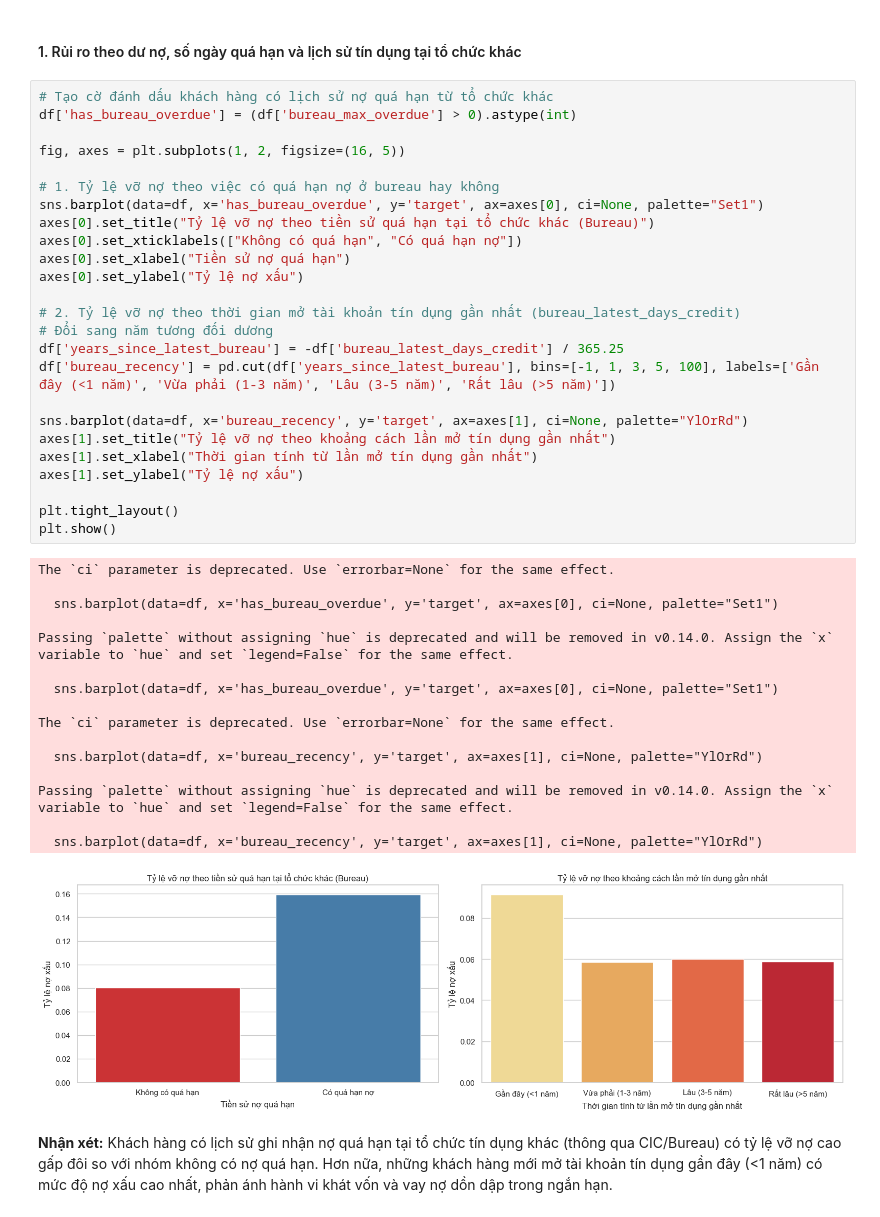
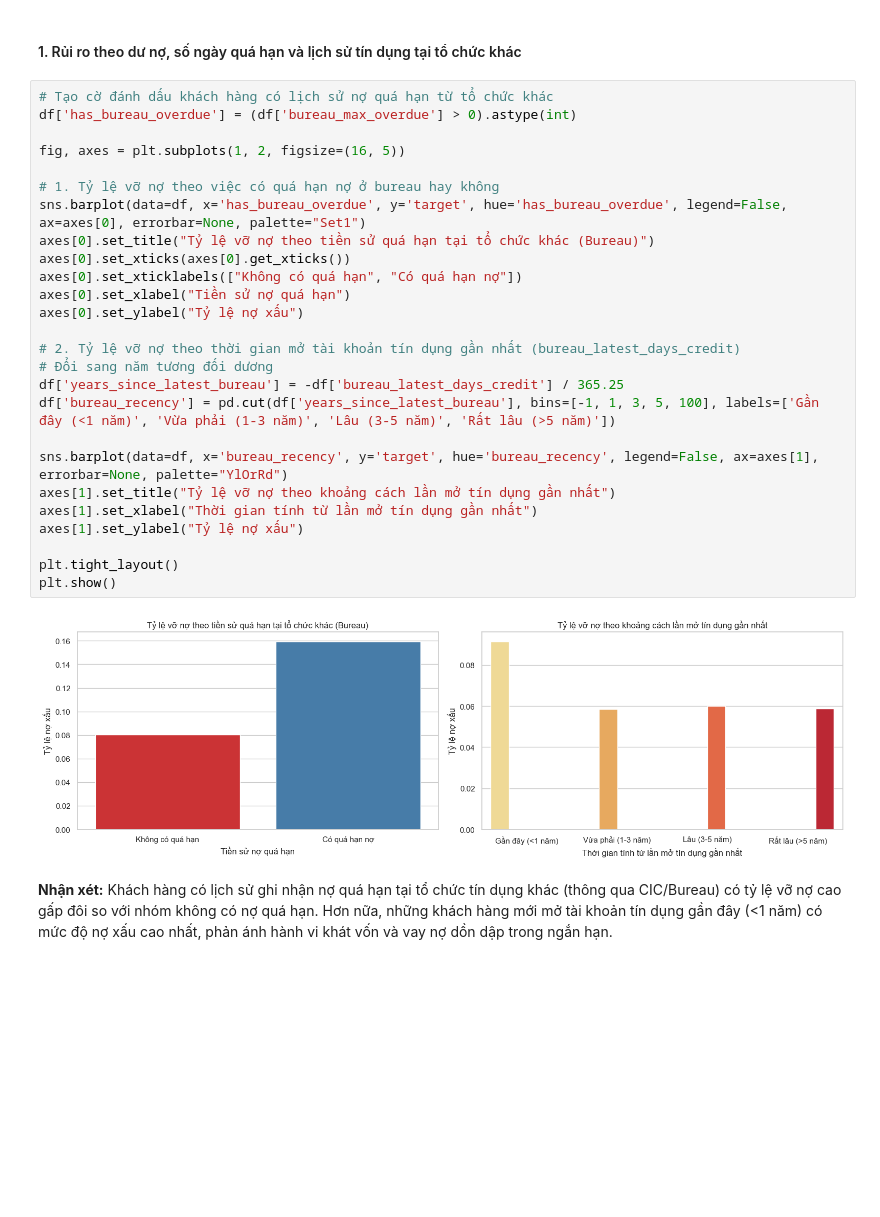
Before and after one commit to thanhhung9720001-collab/credit-risk-classifier, a Jupyter notebook: notebooks/04_eda_visualization.ipynb, the cells around one changed output. Drawn from its saved outputs; the diff is of its cells as text; blank space fills up the shorter version.

```diff
--- a/notebooks/04_eda_visualization.ipynb
+++ b/notebooks/04_eda_visualization.ipynb
@@ -511,45 +446,31 @@ Passing `palette` without assigning `hue` is deprecated and will be removed in v
 # %%
 # Tạo cờ đánh dấu khách hàng có lịch sử nợ quá hạn từ tổ chức khác
 df['has_bureau_overdue'] = (df['bureau_max_overdue'] > 0).astype(int)
 
 fig, axes = plt.subplots(1, 2, figsize=(16, 5))
 
 # 1. Tỷ lệ vỡ nợ theo việc có quá hạn nợ ở bureau hay không
-sns.barplot(data=df, x='has_bureau_overdue', y='target', ax=axes[0], ci=None, palette="Set1")
+sns.barplot(data=df, x='has_bureau_overdue', y='target', hue='has_bureau_overdue', legend=False, ax=axes[0], errorbar=None, palette="Set1")
 axes[0].set_title("Tỷ lệ vỡ nợ theo tiền sử quá hạn tại tổ chức khác (Bureau)")
+axes[0].set_xticks(axes[0].get_xticks())
 axes[0].set_xticklabels(["Không có quá hạn", "Có quá hạn nợ"])
 axes[0].set_xlabel("Tiền sử nợ quá hạn")
 axes[0].set_ylabel("Tỷ lệ nợ xấu")
 
 # 2. Tỷ lệ vỡ nợ theo thời gian mở tài khoản tín dụng gần nhất (bureau_latest_days_credit)
 # Đổi sang năm tương đối dương
 df['years_since_latest_bureau'] = -df['bureau_latest_days_credit'] / 365.25
 df['bureau_recency'] = pd.cut(df['years_since_latest_bureau'], bins=[-1, 1, 3, 5, 100], labels=['Gần đây (<1 năm)', 'Vừa phải (1-3 năm)', 'Lâu (3-5 năm)', 'Rất lâu (>5 năm)'])
 
-sns.barplot(data=df, x='bureau_recency', y='target', ax=axes[1], ci=None, palette="YlOrRd")
+sns.barplot(data=df, x='bureau_recency', y='target', hue='bureau_recency', legend=False, ax=axes[1], errorbar=None, palette="YlOrRd")
 axes[1].set_title("Tỷ lệ vỡ nợ theo khoảng cách lần mở tín dụng gần nhất")
 axes[1].set_xlabel("Thời gian tính từ lần mở tín dụng gần nhất")
 axes[1].set_ylabel("Tỷ lệ nợ xấu")
 
 plt.tight_layout()
 plt.show()
 # %% [output]
-The `ci` parameter is deprecated. Use `errorbar=None` for the same effect.
-
-  sns.barplot(data=df, x='has_bureau_overdue', y='target', ax=axes[0], ci=None, palette="Set1")
-
-Passing `palette` without assigning `hue` is deprecated and will be removed in v0.14.0. Assign the `x` variable to `hue` and set `legend=False` for the same effect.
-
-  sns.barplot(data=df, x='has_bureau_overdue', y='target', ax=axes[0], ci=None, palette="Set1")
-
-The `ci` parameter is deprecated. Use `errorbar=None` for the same effect.
-
-  sns.barplot(data=df, x='bureau_recency', y='target', ax=axes[1], ci=None, palette="YlOrRd")
-
-Passing `palette` without assigning `hue` is deprecated and will be removed in v0.14.0. Assign the `x` variable to `hue` and set `legend=False` for the same effect.
-
-  sns.barplot(data=df, x='bureau_recency', y='target', ax=axes[1], ci=None, palette="YlOrRd")
-[figure, old version]
+[figure, new version]
 # %% [markdown]
 **Nhận xét:** Khách hàng có lịch sử ghi nhận nợ quá hạn tại tổ chức tín dụng khác (thông qua CIC/Bureau) có tỷ lệ vỡ nợ cao gấp đôi so với nhóm không có nợ quá hạn. Hơn nữa, những khách hàng mới mở tài khoản tín dụng gần đây (<1 năm) có mức độ nợ xấu cao nhất, phản ánh hành vi khát vốn và vay nợ dồn dập trong ngắn hạn.
 # %% [markdown]
```
Also changed, not shown: parts of 16 cells of this notebook.
